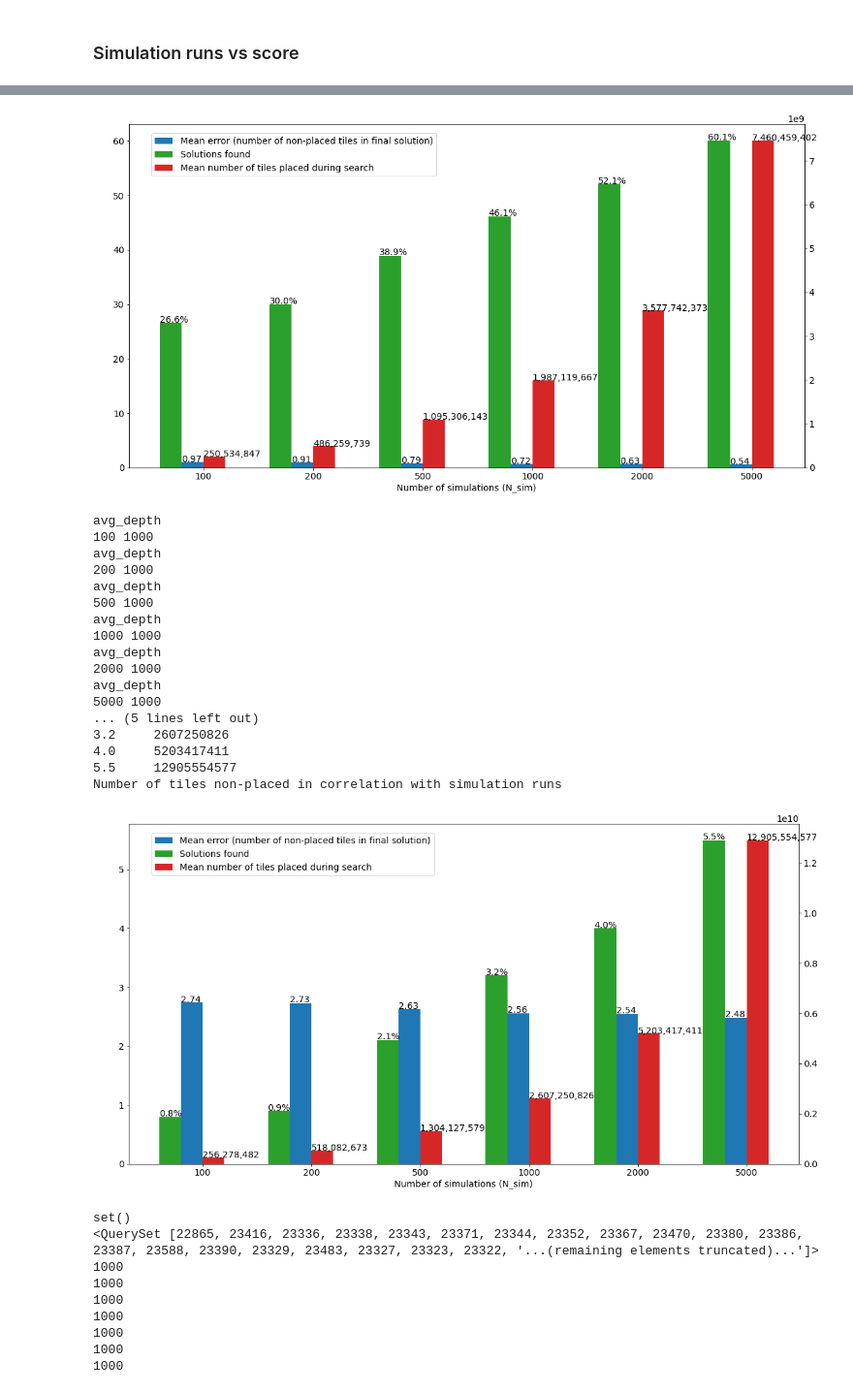
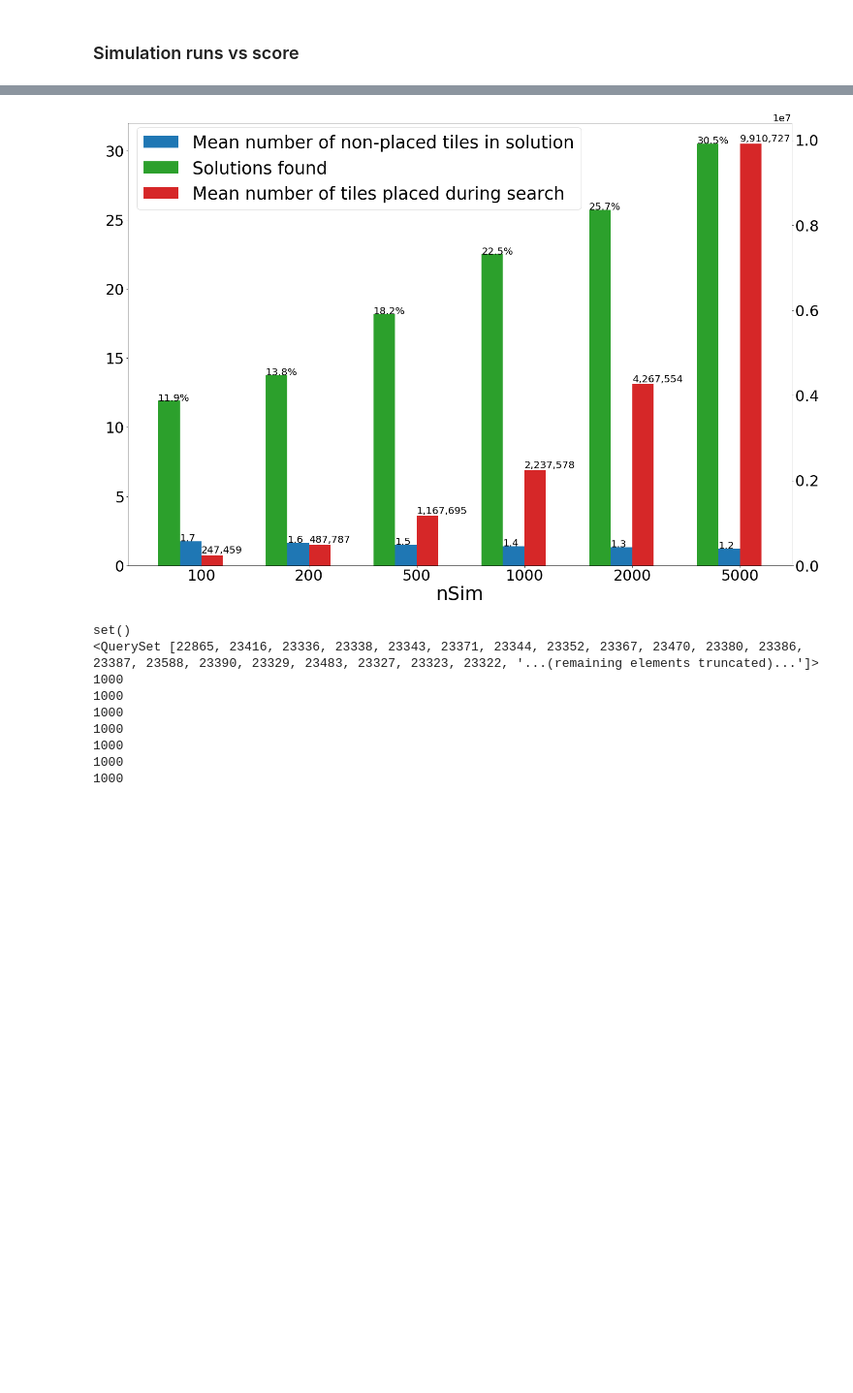
Before and after one commit to igorpejic/visapi, a Jupyter notebook: analsysis.ipynb, the cells around one changed output, grey strips where cells are left out. Shown at 97% size. Cells and saved outputs as stored; diff of their text form; code cells hidden in the pictures; blank space fills up the shorter version.

```diff
--- a/analsysis.ipynb
+++ b/analsysis.ipynb
@@ -1493,6 +1474,7 @@ for strategy in ['max_depth', 'avg_depth']:
 # %%
 from collections import defaultdict, OrderedDict
 from matplotlib.ticker import FuncFormatter, MaxNLocator
+from django.db.models import Q
 N_SIM = [100, 200, 500, 1000, 2000, 5000]
 SIMULATION_RUNS = N_SIM
 def format_fn(tick_val, tick_pos):
@@ -1503,36 +1485,43 @@ def format_fn(tick_val, tick_pos):
 x_vals = defaultdict(list)
 results = OrderedDict()
 
-plt.rcParams["figure.figsize"] = (15,3)
+plt.rcParams.update({'font.size': 20})
+plt.rcParams["figure.figsize"] = (13.5,5)
 
-for problem_type in ['g', 'b']:
+for problem_type in ['b']:
     for n_simulations in SIMULATION_RUNS:
         common_args = {
             # 'problem_id__in': best_problem_ids,
-            'strategy': 'avg_depth',
+            #'strategy': 'avg_depth',
             # 'solution_tiles_order__isnull': True,
             'n_simulations': n_simulations,
             'improved_sel': True, 'score__isnull': False
         }
-        print(common_args['strategy'])
-        if problem_type == 'g':
-            common_args['problem_id__in'] = best_problem_ids
-        else:
-            common_args['their_id__in'] = best_their_ids
+        # print(common_args['strategy'])
+        # if problem_type == 'g':
+        # j    common_args['problem_id__in'] = best_problem_ids
+        # jelse:
+        # j    common_args['their_id__in'] = best_their_ids
         avg_score = np.average(np.array(Result.objects.filter(
+            Q(problem_id__in=best_problem_ids) |Q(their_id__in=best_their_ids),
             **common_args).order_by('their_id').values_list('score', flat=True)))
         results[n_simulations] = {'median score': avg_score}
         avg_tiles_array =  np.array(Result.objects.filter(
             # solution_found=True,
+            Q(problem_id__in=best_problem_ids) |Q(their_id__in=best_their_ids),
             **common_args).order_by('their_id').values_list('n_tiles_placed', flat=True))
-        # avg_tiles = np.avg(avg_tiles_array)
-        avg_tiles = np.sum(avg_tiles_array)
+        avg_tiles = np.mean(avg_tiles_array)
+        #avg_tiles = np.sum(avg_tiles_array)
         # print(len(avg_tiles_array), sum(avg_tiles_array), avg_tiles, sum(avg_tiles_array) / len(avg_tiles_array), 'avg_tiles_array length')
         solutions_found = (Result.objects.filter(
+            Q(problem_id__in=best_problem_ids) |Q(their_id__in=best_their_ids),
             solution_found=True,**common_args).order_by('their_id').count() /
-            Result.objects.filter(**common_args).order_by('their_id').count() * 100)
+            Result.objects.filter( Q(problem_id__in=best_problem_ids) |Q(their_id__in=best_their_ids),
+                                  **common_args,
+                                 ).order_by('their_id').count() * 100)
 
-        print(n_simulations, Result.objects.filter(**common_args).count())
+        print(n_simulations, Result.objects.filter(
+            Q(problem_id__in=best_problem_ids) |Q(their_id__in=best_their_ids), **common_args).count())
         results[n_simulations]['median tiles placed'] = avg_tiles
         results[n_simulations]['solutions found'] = solutions_found
 
@@ -1550,11 +1539,12 @@ for problem_type in ['g', 'b']:
         sc = [v[score_type] for k, v in results.items()]
         current_ax = ax1
         color = 'tab:blue'
-        label = 'Mean error (number of non-placed tiles in final solution)'
+        label = 'Mean number of non-placed tiles in solution'
         if i == 1:
             color = 'tab:red'
             ax2 = ax1.twinx()
             current_ax = ax2
+            ax2.yaxis.set_tick_params(labelsize=30)
             width_offset = -width_offset
             label = 'Mean number of tiles placed during search'
         if i == 2:
@@ -1568,9 +1558,10 @@ for problem_type in ['g', 'b']:
             current_ax.xaxis.set_major_formatter(FuncFormatter(format_fn))
             current_ax.xaxis.set_major_locator(MaxNLocator(integer=True))
 
+        current_ax.yaxis.set_tick_params(labelsize=30)
         for j, v in enumerate(sc):
             offset = width_offset
-            text = '{:.2f}'.format(v)
+            text = '{:.1f}'.format(v)
             _offset = 0.1
             _offset_top = 0.01
             if v >  100:
@@ -1583,13 +1574,18 @@ for problem_type in ['g', 'b']:
                     _offset_top = 0.1
             current_ax.text(x[j] - offset - _offset, v + _offset_top, text)
 
-    plt.rcParams["font.size"] = 14
+    # plt.rcParams["font.size"] = 14
     # plt.yticks(ticks=np.arange(0, 4))
-    ax1.set_xlabel('Number of simulations (N_sim)')
+    ax1.set_xlabel('nSim', fontsize=38)
+
+    ax1.xaxis.set_tick_params(labelsize=30)
+    ax1.yaxis.set_tick_params(labelsize=30)
+
     # ax1.set_ylabel('Median error (number of non-placed tiles in final solution)')
     # ax2.set_ylabel('Median number of tiles placed during search')
-    fig.legend(loc=(0.08, 0.83))
-    fig.subplots_adjust(top=2.6, right=1.1)
+    fig.legend(loc=(0.06, 0.80), fontsize=35)
+    fig.subplots_adjust(top=2.6, right=1.5)
+    plt.savefig('n_sim_compare2.png', bbox_inches='tight')
     print('Number of tiles non-placed in correlation with simulation runs')
     plt.show()
 # %% [output]
@@ -1612,23 +1606,5 @@ avg_depth
 Number of tiles non-placed in correlation with simulation runs
-[figure, old version]
+[figure, new version]
-avg_depth
-100 1000
-avg_depth
-200 1000
-avg_depth
-500 1000
-avg_depth
-1000 1000
-avg_depth
-2000 1000
-avg_depth
-5000 1000
-... (5 lines left out)
-3.2     2607250826
-4.0     5203417411
-5.5     12905554577
-Number of tiles non-placed in correlation with simulation runs
-[figure, removed]
 # %%
 Result.objects.filter(n_simulations=2000).values('score', 'problem_id')
 
```
Also changed, not shown: parts of 18 cells of this notebook, 5 other files.
